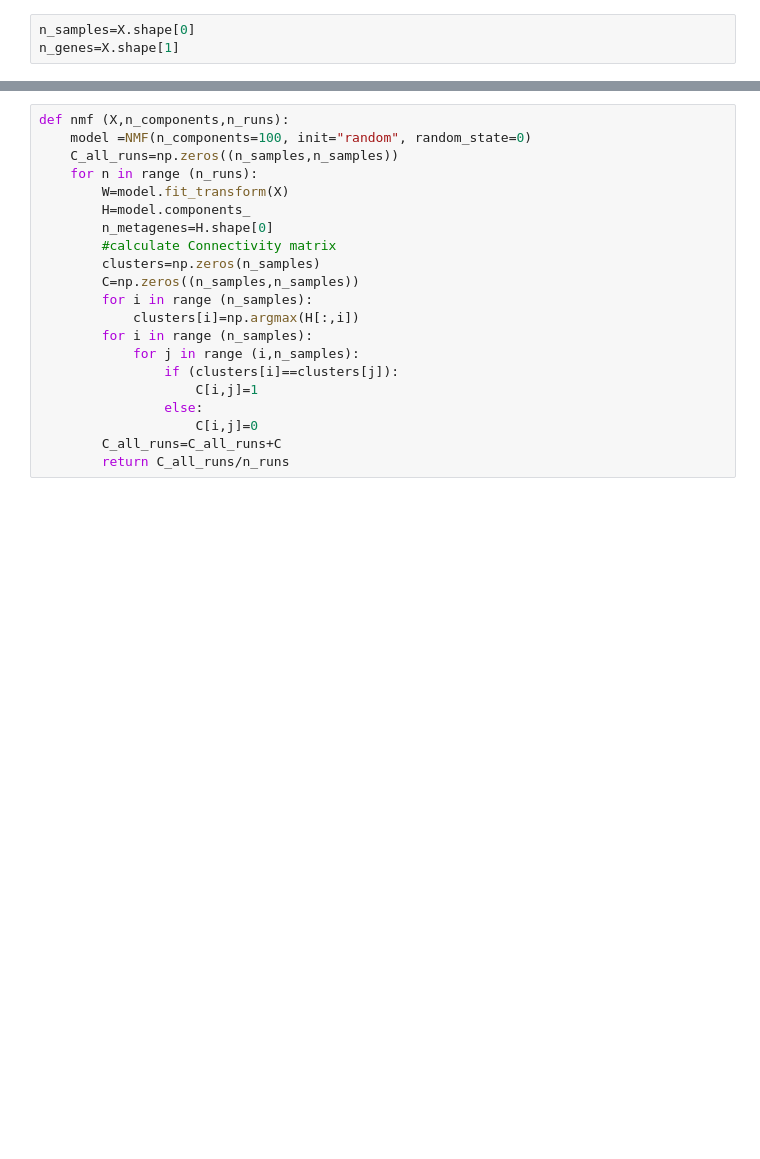
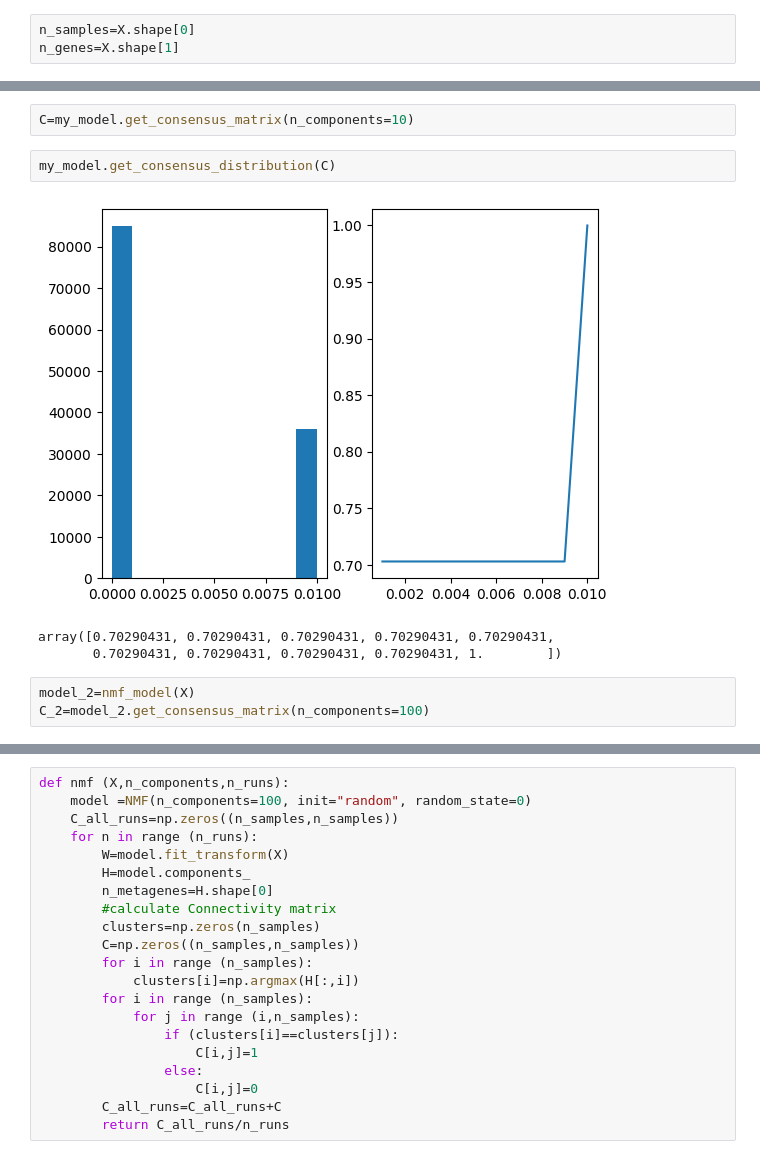
Before and after one commit to Syrinechen/Myeloma-project-draft, a Jupyter notebook: data_analysis.ipynb, the cells around one changed output, grey strips where cells are left out. Cells and saved outputs as stored; diff of their text form; blank space fills up the shorter version.

```diff
--- a/data_analysis.ipynb
+++ b/data_analysis.ipynb
@@ -97,0 +118,11 @@ TypeError: 'str' object cannot be interpreted as an integer
+# %%
+C=my_model.get_consensus_matrix(n_components=10)
+# %%
+my_model.get_consensus_distribution(C)
+# %% [output]
+[figure, added]
+array([0.70290431, 0.70290431, 0.70290431, 0.70290431, 0.70290431,
+       0.70290431, 0.70290431, 0.70290431, 0.70290431, 1.        ])
+# %%
+model_2=nmf_model(X)
+C_2=model_2.get_consensus_matrix(n_components=100)
```
Also changed, not shown: parts of 4 cells of this notebook.
